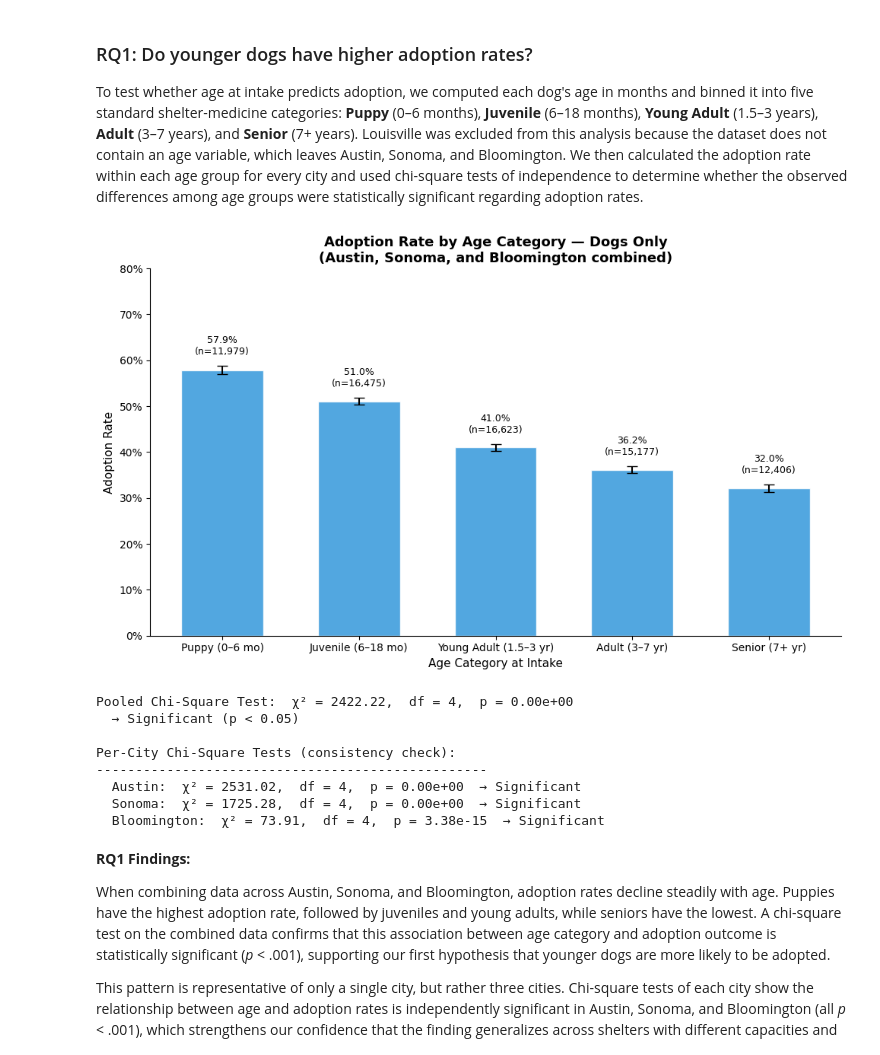
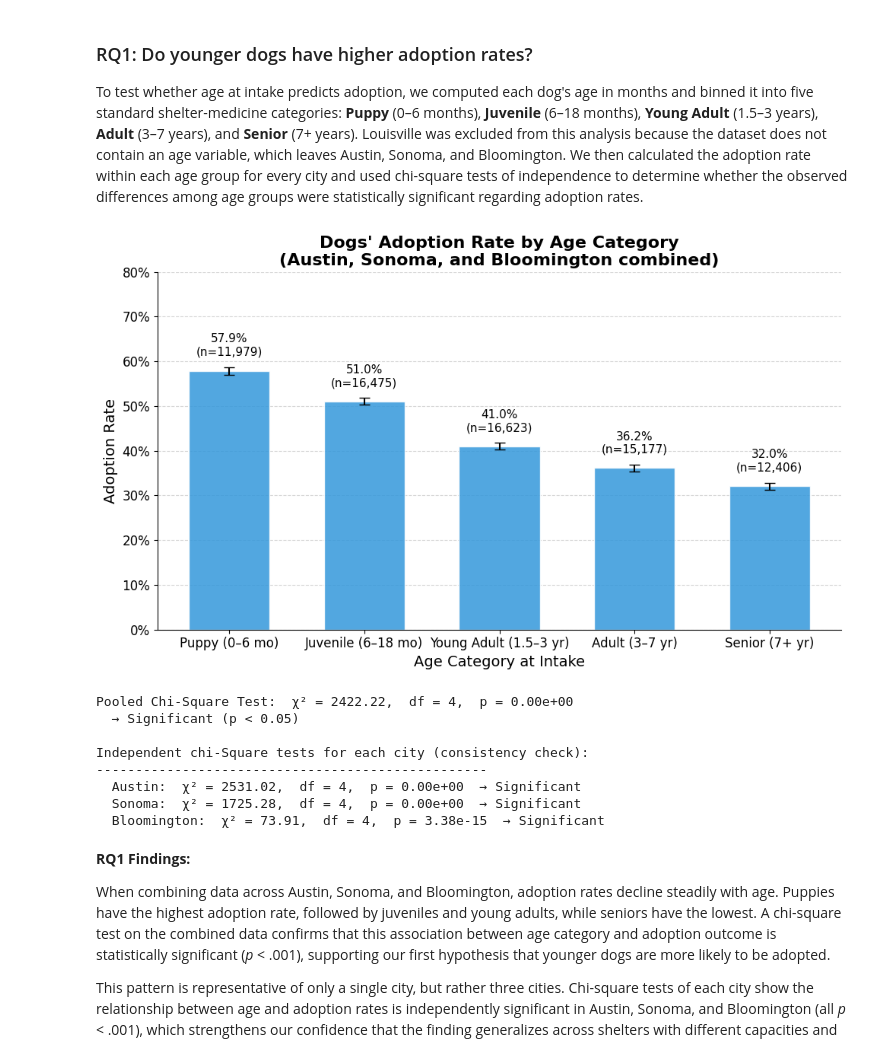
Before and after one commit to COGS108/Group143_WI26, a Jupyter notebook: 03-FinalProject.ipynb, the cells around one changed output. Cells and saved outputs as stored; diff of their text form; code cells hidden in the pictures.

Commit message:
updated the look of the visualizations

```diff
--- a/03-FinalProject.ipynb
+++ b/03-FinalProject.ipynb
@@ -218,44 +218,47 @@ bars = ax.bar(x, pooled["mean"], yerr=pooled["se"] * 1.96,
               color="#3498db", edgecolor="white", capsize=5, alpha=0.85, width=0.6)
 
 # Label each bar with the adoption rate and sample size
 for i, (rate, n) in enumerate(zip(pooled["mean"], pooled["count"])):
     ax.text(i, rate + pooled["se"].iloc[i] * 1.96 + 0.02,
-            f"{rate:.1%}\n(n={int(n):,})", ha="center", va="bottom", fontsize=9)
+            f"{rate:.1%}\n(n={int(n):,})", ha="center", va="bottom", fontsize=11)
 
 ax.set_xticks(x)
-ax.set_xticklabels(AGE_LABELS_FLAT, fontsize=10)
-ax.set_xlabel("Age Category at Intake", fontsize=11)
-ax.set_ylabel("Adoption Rate", fontsize=11)
+ax.set_xticklabels(AGE_LABELS_FLAT, fontsize=12)
+ax.set_xlabel("Age Category at Intake", fontsize=14)
+ax.set_ylabel("Adoption Rate", fontsize=14)
 ax.set_ylim(0, 0.80)
 ax.yaxis.set_major_formatter(mtick.PercentFormatter(xmax=1, decimals=0))
-ax.set_title("Adoption Rate by Age Category — Dogs Only\n(Austin, Sonoma, and Bloomington combined)",
-             fontsize=13, fontweight="bold")
+ax.tick_params(axis="y", labelsize=12)
+ax.set_title("Dogs' Adoption Rate by Age Category\n(Austin, Sonoma, and Bloomington combined)",
+             fontsize=16, fontweight="bold")
+ax.yaxis.grid(True, linestyle="--", alpha=0.5)
+ax.set_axisbelow(True)
 sns.despine()
 plt.tight_layout()
 plt.savefig("results/rq1_adoption_by_age.png", dpi=150, bbox_inches="tight")
 plt.show()
 
 # --- Chi-square test on the pooled data ---
 # H0: age category and adoption outcome are independent (no association)
 # A small p-value (< 0.05) means we reject H0 and conclude they are associated
 ct_pooled = pd.crosstab(rq1["age_category"], rq1["adopted"])
 chi2, p, dof, _ = stats.chi2_contingency(ct_pooled)
 print(f"Pooled Chi-Square Test:  χ² = {chi2:.2f},  df = {dof},  p = {p:.2e}")
 print(f"  → {'Significant' if p < 0.05 else 'Not significant'} (p {'<' if p < 0.05 else '>='} 0.05)")
 
 # Confirm the pattern holds within each city individually
 print("\nIndependent chi-Square tests for each city (consistency check):")
 print("-" * 50)
 for city in CITY_ORDER:
     ct = pd.crosstab(rq1[rq1["city"]==city]["age_category"], rq1[rq1["city"]==city]["adopted"])
     chi2, p, dof, _ = stats.chi2_contingency(ct)
     print(f"  {city}:  χ² = {chi2:.2f},  df = {dof},  p = {p:.2e}  → {'Significant' if p < 0.05 else 'Not significant'}")
 # %% [output]
-[figure, old version]
+[figure, new version]
 Pooled Chi-Square Test:  χ² = 2422.22,  df = 4,  p = 0.00e+00
   → Significant (p < 0.05)
 
-Per-City Chi-Square Tests (consistency check):
+Independent chi-Square tests for each city (consistency check):
 --------------------------------------------------
   Austin:  χ² = 2531.02,  df = 4,  p = 0.00e+00  → Significant
   Sonoma:  χ² = 1725.28,  df = 4,  p = 0.00e+00  → Significant
```
Also changed, not shown: parts of 3 cells of this notebook, 3 other files.
